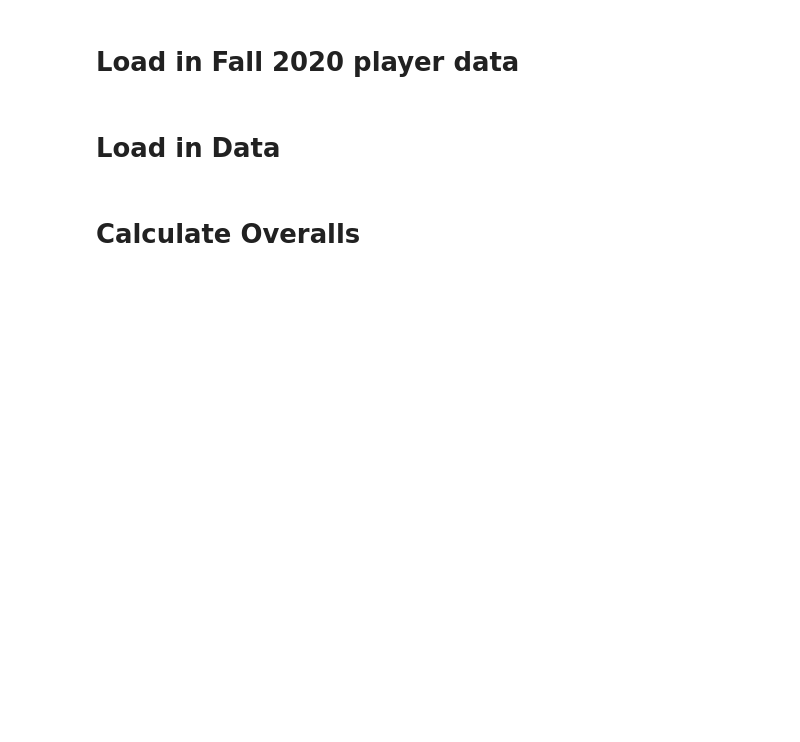
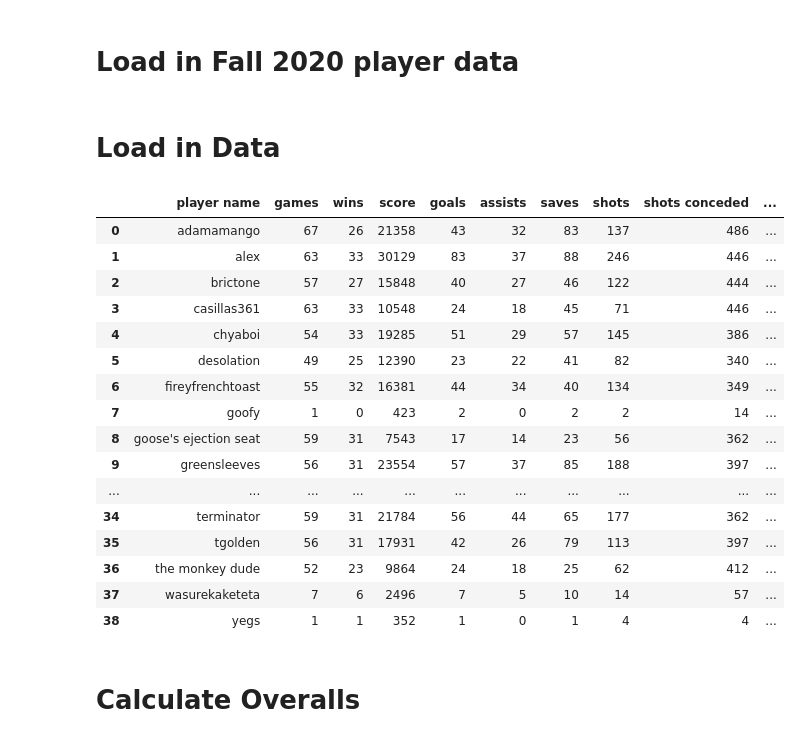
Before and after one commit to ankbhatia19/TritonRL-ScoreBot, a Jupyter notebook: player_data_processing.ipynb, the cells around one changed output. Drawn from its saved outputs; the diff is of its cells as text; code cells hidden in the pictures; blank space fills up the shorter version.

```diff
--- a/player_data_processing.ipynb
+++ b/player_data_processing.ipynb
@@ -314,7 +314,25 @@ winter_2021 = 'data\TRL_wk3_data.csv'
 winter_2021 = pd.read_csv(winter_2021)
 # %%
 winter_2021_totals = get_totals(winter_2021)
-# winter_2021_totals
+winter_2021_totals
+# %% [output]
+|  | player name | games | wins | score | goals | assists | saves | shots | shots conceded | ... |
+| 0 | adamamango | 67 | 26 | 21358 | 43 | 32 | 83 | 137 | 486 | ... |
+| 1 | alex | 63 | 33 | 30129 | 83 | 37 | 88 | 246 | 446 | ... |
+| 2 | brictone | 57 | 27 | 15848 | 40 | 27 | 46 | 122 | 444 | ... |
+| 3 | casillas361 | 63 | 33 | 10548 | 24 | 18 | 45 | 71 | 446 | ... |
+| 4 | chyaboi | 54 | 33 | 19285 | 51 | 29 | 57 | 145 | 386 | ... |
+| 5 | desolation | 49 | 25 | 12390 | 23 | 22 | 41 | 82 | 340 | ... |
+| 6 | fireyfrenchtoast | 55 | 32 | 16381 | 44 | 34 | 40 | 134 | 349 | ... |
+| 7 | goofy | 1 | 0 | 423 | 2 | 0 | 2 | 2 | 14 | ... |
+| 8 | goose's ejection seat | 59 | 31 | 7543 | 17 | 14 | 23 | 56 | 362 | ... |
+| 9 | greensleeves | 56 | 31 | 23554 | 57 | 37 | 85 | 188 | 397 | ... |
+| ... | ... | ... | ... | ... | ... | ... | ... | ... | ... | ... |
+| 34 | terminator | 59 | 31 | 21784 | 56 | 44 | 65 | 177 | 362 | ... |
+| 35 | tgolden | 56 | 31 | 17931 | 42 | 26 | 79 | 113 | 397 | ... |
+| 36 | the monkey dude | 52 | 23 | 9864 | 24 | 18 | 25 | 62 | 412 | ... |
+| 37 | wasurekaketeta | 7 | 6 | 2496 | 7 | 5 | 10 | 14 | 57 | ... |
+| 38 | yegs | 1 | 1 | 352 | 1 | 0 | 1 | 4 | 4 | ... |
 # %% [markdown]
 # Calculate Overalls
 # %%
```
Also changed, not shown: parts of 5 cells of this notebook, 3 other files.
